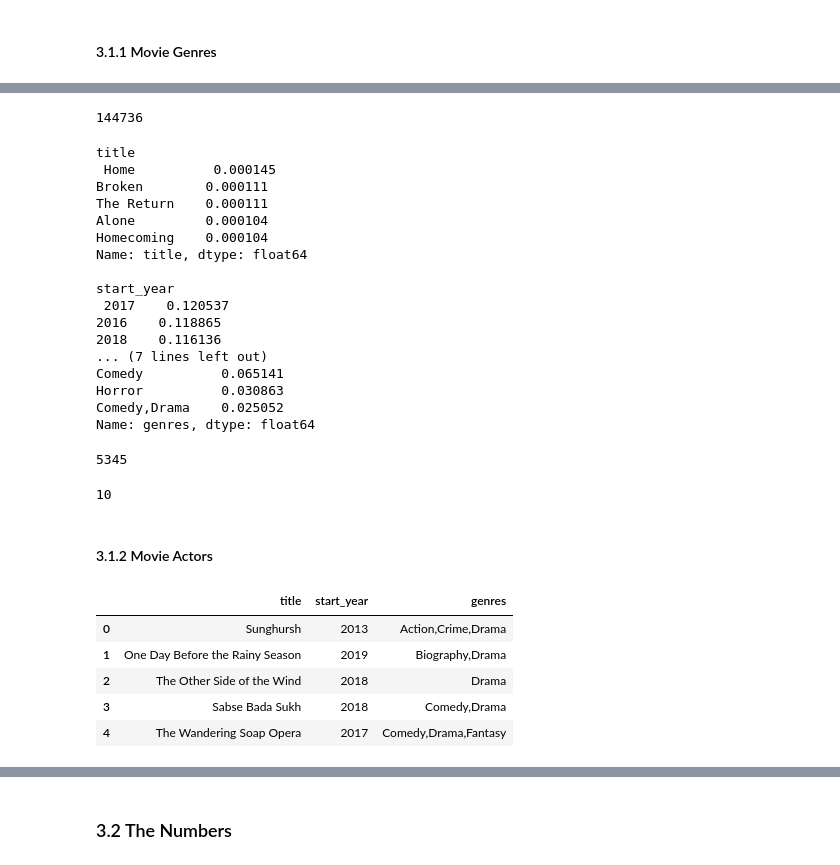
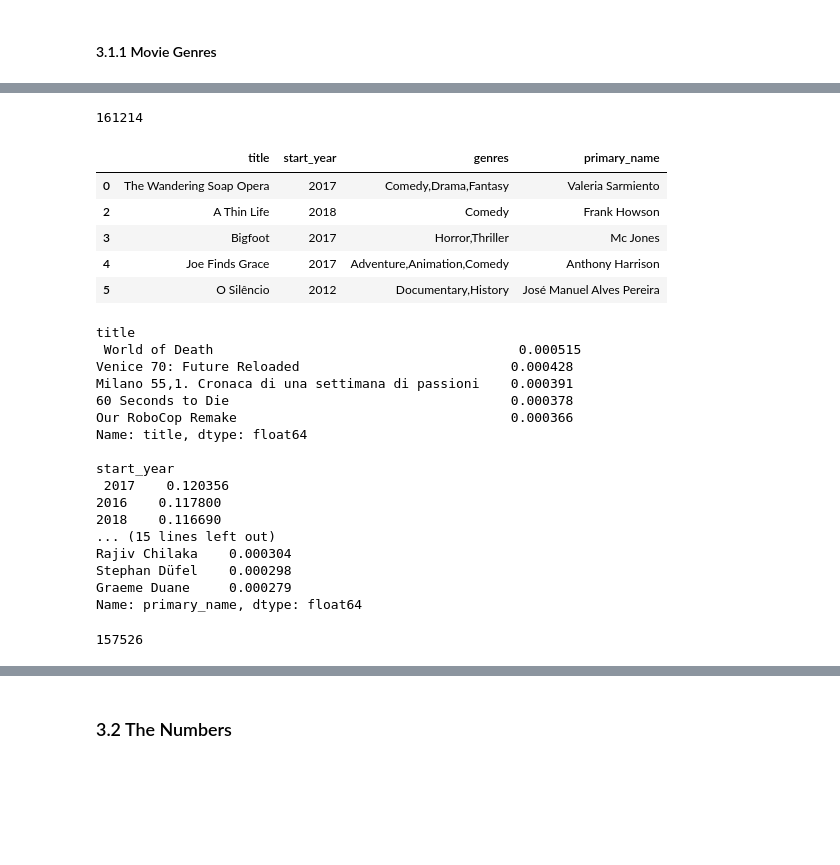
Before and after one commit to valentinav21/microsoft-movie-analysis, a Jupyter notebook: notebook.ipynb, the cells around one changed output, grey strips where cells are left out. Cells and saved outputs as stored; diff of their text form; code cells hidden in the pictures; blank space fills up the shorter version.

```diff
--- a/notebook.ipynb
+++ b/notebook.ipynb
@@ -221,59 +229,41 @@ print(len(duplicates))
 # %%
 # Remove Duplicates
-movie_genres.drop_duplicates(inplace=True)
-len(movie_genres)
+movies_data.drop_duplicates(inplace=True)
+print(len(movies_data))
+movies_data.head()
 # %% [output]
-144736
+161214
+|  | title | start_year | genres | primary_name |
+| 0 | The Wandering Soap Opera | 2017 | Comedy,Drama,Fantasy | Valeria Sarmiento |
+| 2 | A Thin Life | 2018 | Comedy | Frank Howson |
+| 3 | Bigfoot | 2017 | Horror,Thriller | Mc Jones |
+| 4 | Joe Finds Grace | 2017 | Adventure,Animation,Comedy | Anthony Harrison |
+| 5 | O Silêncio | 2012 | Documentary,History | José Manuel Alves Pereira |
 # %%
 #Check for extraneous values
-for col in movie_genres.columns:
-    print(col, '\n', movie_genres[col].value_counts(normalize=True).head(), '\n')
+for col in movies_data.columns:
+    print(col, '\n', movies_data[col].value_counts(normalize=True).head(), '\n')
 # %% [output]
 title
- Home          0.000145
-Broken        0.000111
-The Return    0.000111
-Alone         0.000104
-Homecoming    0.000104
+ World of Death                                       0.000515
+Venice 70: Future Reloaded                           0.000428
+Milano 55,1. Cronaca di una settimana di passioni    0.000391
+60 Seconds to Die                                    0.000378
+Our RoboCop Remake                                   0.000366
 Name: title, dtype: float64
 
 start_year
- 2017    0.120537
-2016    0.118865
-2018    0.116136
-... (7 lines left out)
-Comedy          0.065141
-Horror          0.030863
-Comedy,Drama    0.025052
-Name: genres, dtype: float64
+ 2017    0.120356
+2016    0.117800
+2018    0.116690
+... (15 lines left out)
+Rajiv Chilaka    0.000304
+Stephan Düfel    0.000298
+Graeme Duane     0.000279
+Name: primary_name, dtype: float64
-# %%
-#Address missing values
-mb_null = movie_genres[movie_genres['genres'].isna()]
-len(mb_null)
-# %% [output]
-5345
 # %%
 #Drop Null values
-movie_genres.dropna(inplace=True)
-len(movie_basics)
+movies_data.dropna(inplace=True)
+len(movies_data)
 # %% [output]
-10
+157526
-# %% [markdown]
-#### 3.1.2 Movie Actors
-# %%
-#Query table
-movie_genres = pd.read_sql(
-"""
-SELECT primary_title AS title, start_year, genres
-  FROM movie_basics
-  WHERE start_year BETWEEN 1969 AND 2019
-;""", conn)
-
-movie_genres.head()
-# %% [output]
-|  | title | start_year | genres |
-| 0 | Sunghursh | 2013 | Action,Crime,Drama |
-| 1 | One Day Before the Rainy Season | 2019 | Biography,Drama |
-| 2 | The Other Side of the Wind | 2018 | Drama |
-| 3 | Sabse Bada Sukh | 2018 | Comedy,Drama |
-| 4 | The Wandering Soap Opera | 2017 | Comedy,Drama,Fantasy |
```
Also changed, not shown: parts of 23 cells of this notebook.
